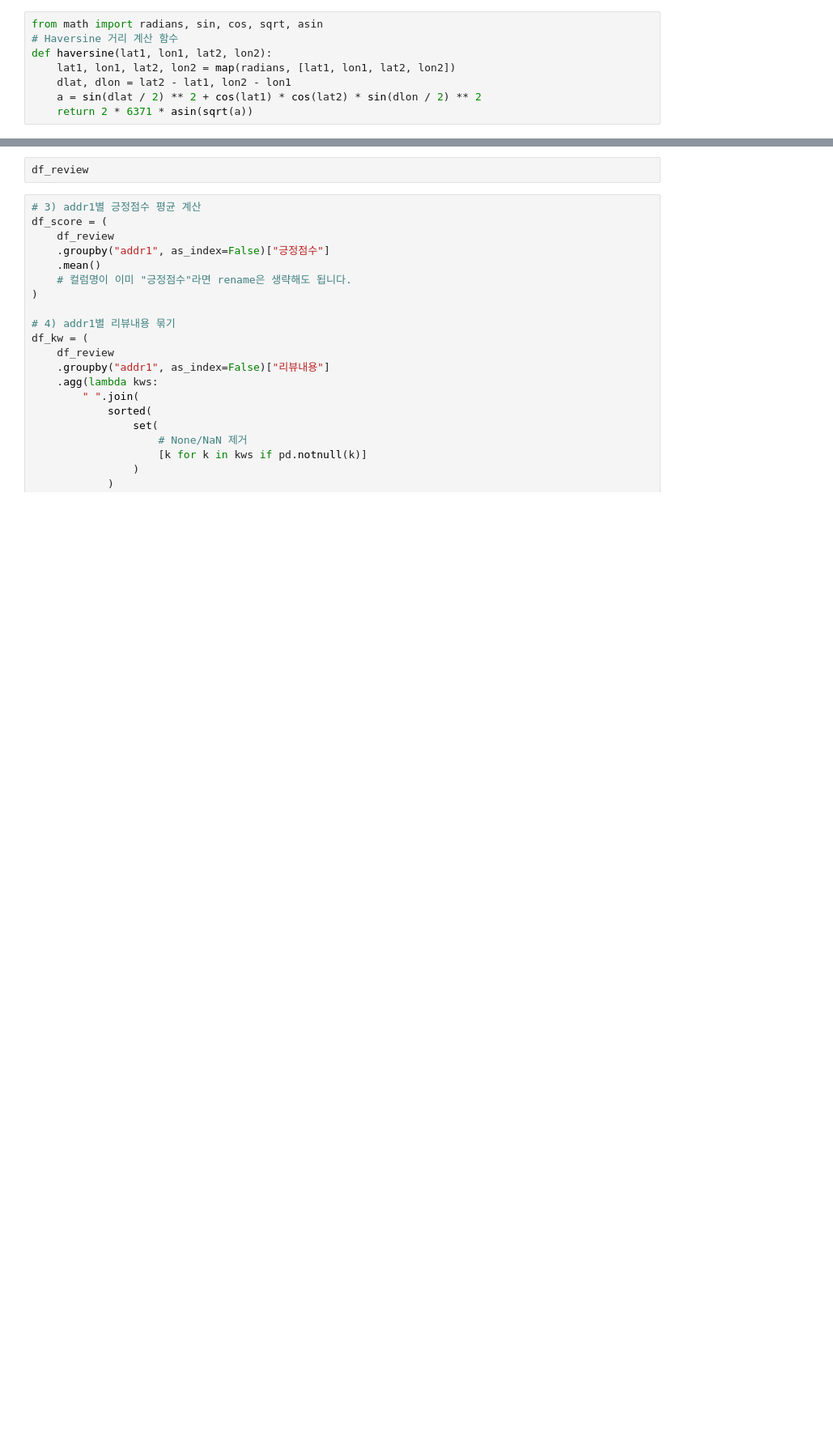
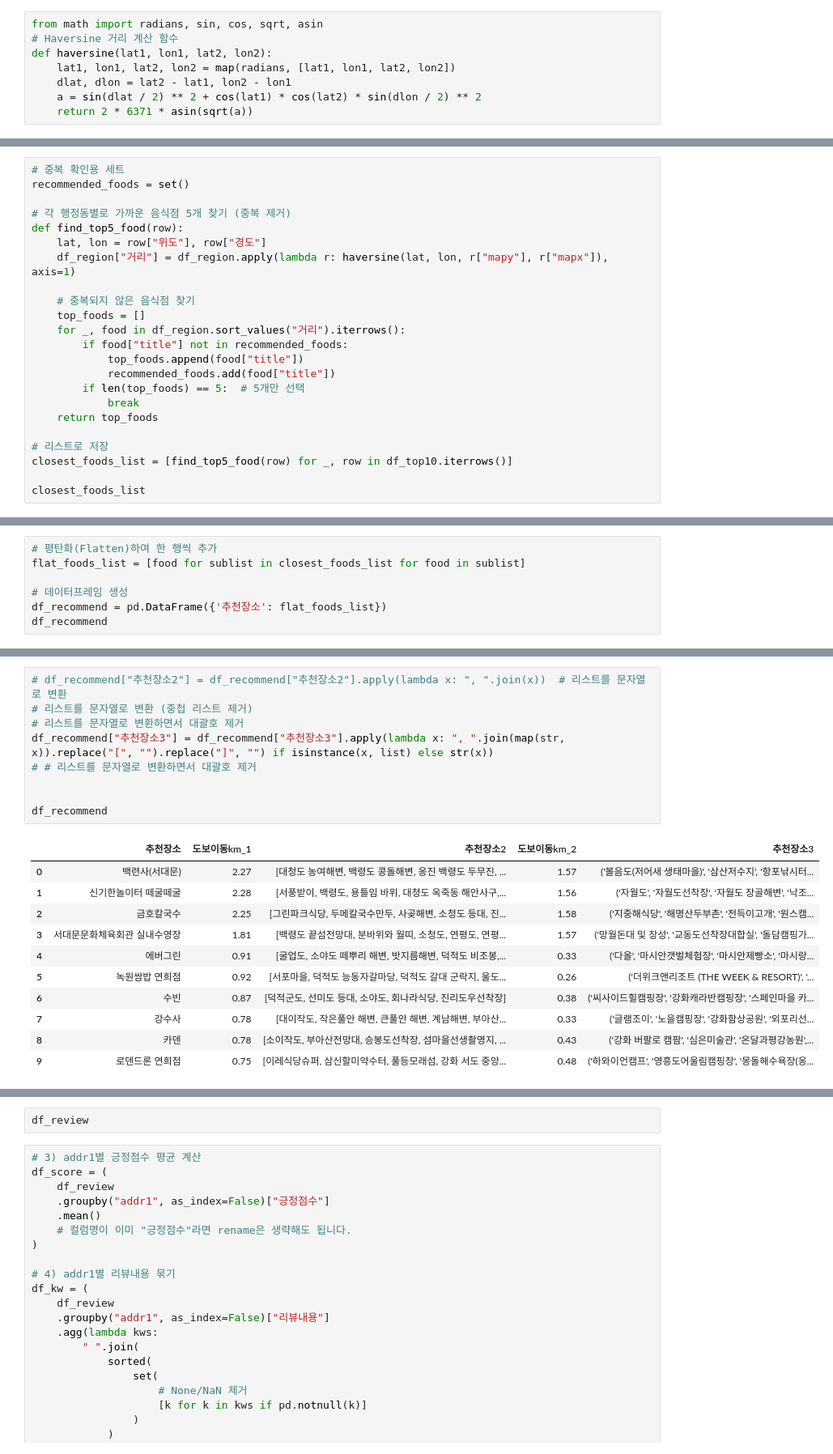
Before and after one commit to leehj24/Seoul_Strolling_Adventure, a Jupyter notebook: test2.ipynb, the cells around one changed output, grey strips where cells are left out. Shown at 81% size. Saved outputs shown, nothing was run; the diff lists cells and outputs as text; blank space fills up the shorter version.

```diff
--- a/test2.ipynb
+++ b/test2.ipynb
@@ -128,0 +225,23 @@ df_top10
+# %%
+# 중복 확인용 세트
+recommended_foods = set()
+
+# 각 행정동별로 가까운 음식점 5개 찾기 (중복 제거)
+def find_top5_food(row):
+    lat, lon = row["위도"], row["경도"]
+    df_region["거리"] = df_region.apply(lambda r: haversine(lat, lon, r["mapy"], r["mapx"]), axis=1)
+
+    # 중복되지 않은 음식점 찾기
+    top_foods = []
+    for _, food in df_region.sort_values("거리").iterrows():
+        if food["title"] not in recommended_foods:
+            top_foods.append(food["title"])
+            recommended_foods.add(food["title"])
+        if len(top_foods) == 5:  # 5개만 선택
+            break
+    return top_foods
+
+# 리스트로 저장
+closest_foods_list = [find_top5_food(row) for _, row in df_top10.iterrows()]
+
+closest_foods_list
@@ -128,0 +251,7 @@ df_top10
+# %%
+# 평탄화(Flatten)하여 한 행씩 추가
+flat_foods_list = [food for sublist in closest_foods_list for food in sublist]
+
+# 데이터프레임 생성
+df_recommend = pd.DataFrame({'추천장소': flat_foods_list})
+df_recommend
@@ -128,0 +310,21 @@ df_top10
+# %%
+# df_recommend["추천장소2"] = df_recommend["추천장소2"].apply(lambda x: ", ".join(x))  # 리스트를 문자열로 변환
+# 리스트를 문자열로 변환 (중첩 리스트 제거)
+# 리스트를 문자열로 변환하면서 대괄호 제거
+df_recommend["추천장소3"] = df_recommend["추천장소3"].apply(lambda x: ", ".join(map(str, x)).replace("[", "").replace("]", "") if isinstance(x, list) else str(x))
+# # 리스트를 문자열로 변환하면서 대괄호 제거
+
+
+df_recommend
+# %% [output]
+|  | 추천장소 | 도보이동km_1 | 추천장소2 | 도보이동km_2 | 추천장소3 |
+| 0 | 백련사(서대문) | 2.27 | [대청도 농여해변, 백령도 콩돌해변, 옹진 백령도 두무진, ... | 1.57 | ('볼음도(저어새 생태마을)', '삼산저수지', '항포낚시터... |
+| 1 | 신기한놀이터 떼굴떼굴 | 2.28 | [서풍받이, 백령도, 용틀임 바위, 대청도 옥죽동 해안사구,... | 1.56 | ('자월도', '자월도선착장', '자월도 장골해변', '낙조... |
+| 2 | 금호칼국수 | 2.25 | [그린파크식당, 두메칼국수만두, 사곶해변, 소청도 등대, 진... | 1.58 | ('지중해식당', '해명산두부촌', '전득이고개', '원스캠... |
+| 3 | 서대문문화체육회관 실내수영장 | 1.81 | [백령도 끝섬전망대, 분바위와 월띠, 소청도, 연평도, 연평... | 1.57 | ('망월돈대 및 장성', '교동도선착장대합실', '돌담캠핑가... |
+| 4 | 에버그린 | 0.91 | [굴업도, 소야도 떼뿌리 해변, 밧지름해변, 덕적도 비조봉,... | 0.33 | ('다올', '마시안갯벌체험장', '마시안제빵소', '마시랑... |
+| 5 | 녹원쌈밥 연희점 | 0.92 | [서포마을, 덕적도 능동자갈마당, 덕적도 갈대 군락지, 울도... | 0.26 | ('더위크앤리조트 (THE WEEK & RESORT)', '... |
+| 6 | 수빈 | 0.87 | [덕적군도, 선미도 등대, 소야도, 회나라식당, 진리도우선착장] | 0.38 | ('씨사이드힐캠핑장', '강화캐라반캠핑장', '스페인마을 카... |
+| 7 | 강수사 | 0.78 | [대이작도, 작은풀안 해변, 큰풀안 해변, 계남해변, 부아산... | 0.33 | ('글램조이', '노을캠핑장', '강화함상공원', '외포리선... |
+| 8 | 카덴 | 0.78 | [소이작도, 부아산전망대, 승봉도선착장, 섬마을선생촬영지, ... | 0.43 | ('강화 버팔로 캠팜', '심은미술관', '온달과평강농원',... |
+| 9 | 로덴드론 연희점 | 0.75 | [이레식당슈퍼, 삼신할미약수터, 풀등모래섬, 강화 서도 중앙... | 0.48 | ('하와이언캠프', '영흥도어울림캠핑장', '몽돌해수욕장(옹... |
```
Also changed, not shown: parts of 20 cells of this notebook, 22 other files.
